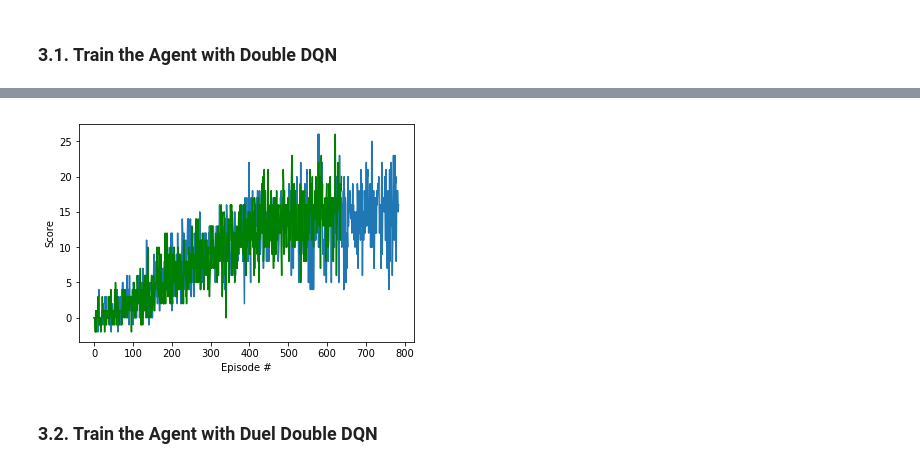
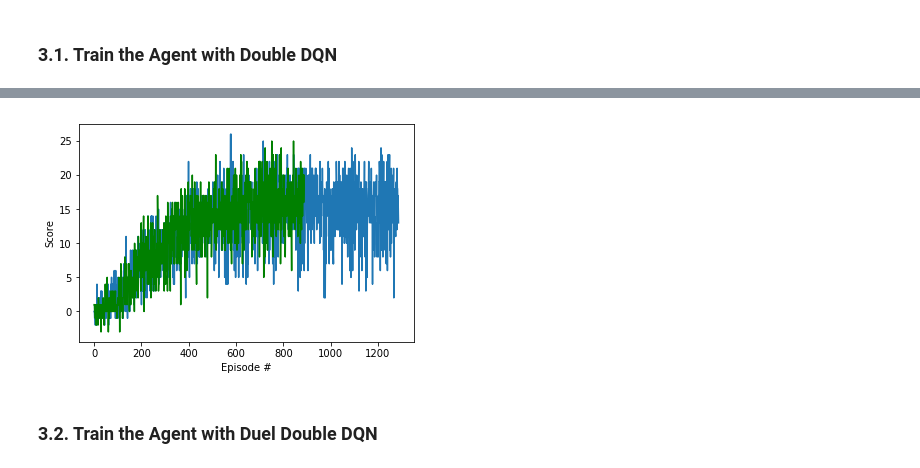
Before and after one commit to stereoboy/deep-reinforcement-learning, a Jupyter notebook: p1_navigation/Solution.ipynb, the cells around one changed output, grey strips where cells are left out. Cells and saved outputs as stored; diff of their text form; code cells hidden in the pictures.

```diff
--- a/p1_navigation/Solution.ipynb
+++ b/p1_navigation/Solution.ipynb
@@ -113,7 +113,7 @@ def dqn(n_episodes=2000, max_t=1000, eps_start=1.0, eps_end=0.01, eps_decay=0.99
         print('\rEpisode {}\tAverage Score: {:.2f}\t{}'.format(i_episode, np.mean(scores_window), elapsed_str), end="")
         if i_episode % 100 == 0:
             print('\rEpisode {}\tAverage Score: {:.2f}\t{}'.format(i_episode, np.mean(scores_window), elapsed_str))
-        if np.mean(scores_window)>=15.0:
+        if np.mean(scores_window)>=16.0:
             print('\nEnvironment solved in {:d} episodes!\tAverage Score: {:.2f}'.format(i_episode-100, np.mean(scores_window)))
             break
     torch.save(agent.qnetwork_local.state_dict(), 'checkpoint.pth')
@@ -191,7 +196,7 @@ def double_dqn(n_episodes=2000, max_t=1000, eps_start=1.0, eps_end=0.01, eps_dec
         print('\rEpisode {}\tAverage Score: {:.2f}\t{}'.format(i_episode, np.mean(scores_window), elapsed_str), end="")
         if i_episode % 100 == 0:
             print('\rEpisode {}\tAverage Score: {:.2f}\t{}'.format(i_episode, np.mean(scores_window), elapsed_str))
-        if np.mean(scores_window)>=15.0:
+        if np.mean(scores_window)>=16.0:
             print('\nEnvironment solved in {:d} episodes!\tAverage Score: {:.2f}'.format(i_episode-100, np.mean(scores_window)))
             break
     torch.save(agent.qnetwork_local.state_dict(), 'checkpoint_doubledqn.pth')
@@ -219,4 +226,4 @@ Environment solved in 538 episodes!     Average Score: 15.05
-[figure, old version]
+[figure, new version]
 # %% [markdown]
 ### 3.2. Train the Agent with Duel Double DQN
 # %%
```
Also changed, not shown: parts of 5 cells of this notebook, 4 other files.
